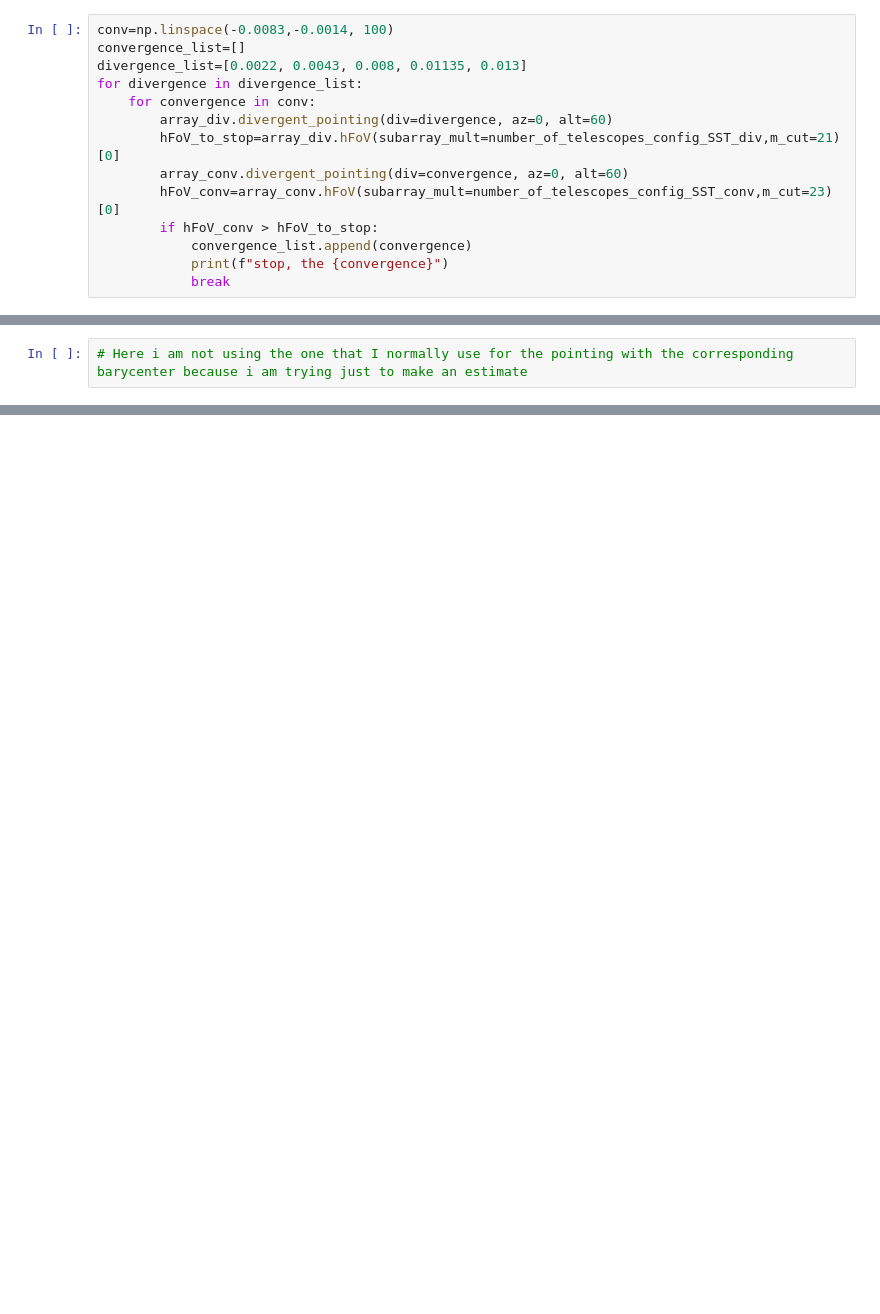
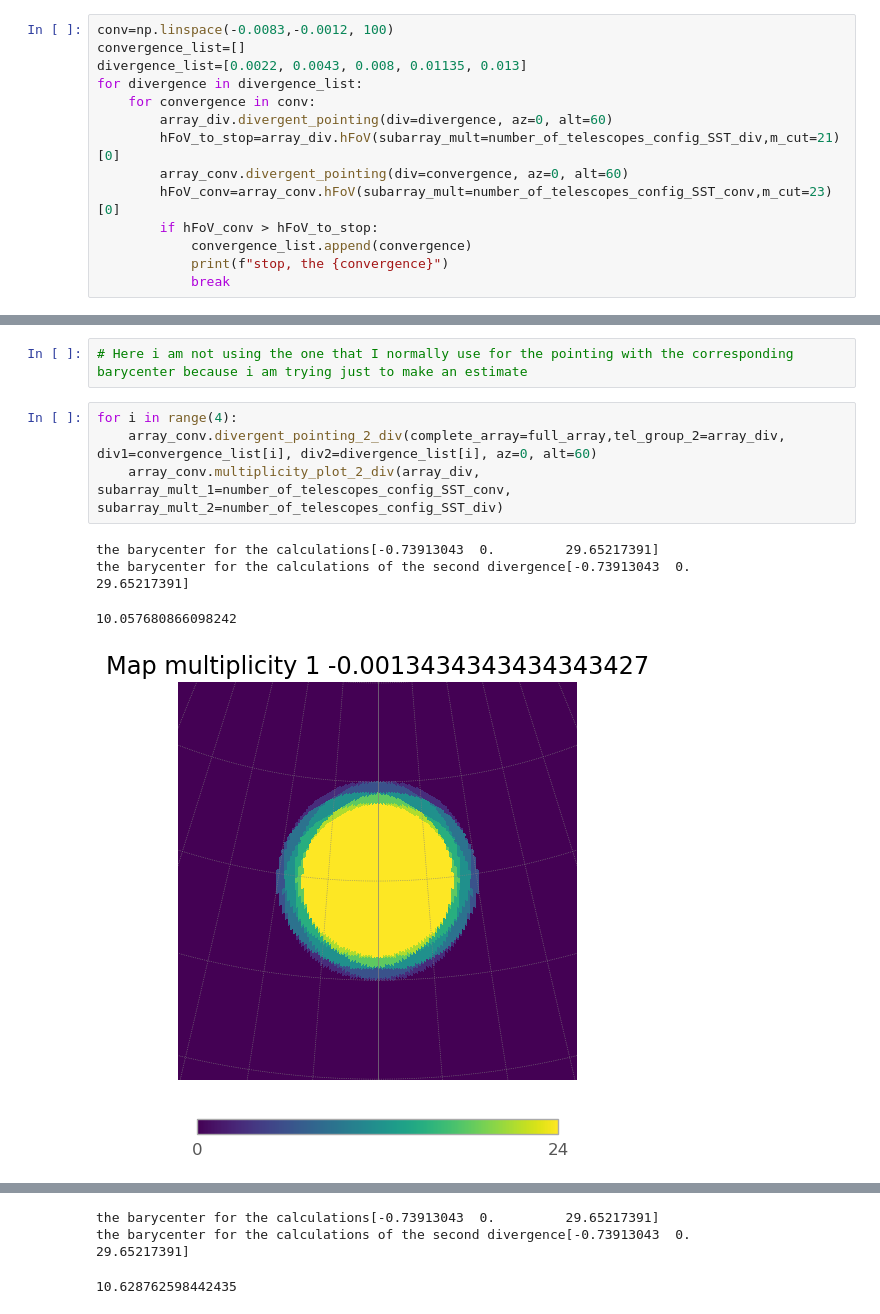
Before and after one commit to SamantaMorales/divtel, a Jupyter notebook: SST/BEST_SST_choosing_divergence_values.ipynb, the cells around one changed output, grey strips where cells are left out. Cells and saved outputs as stored; diff of their text form; blank space fills up the shorter version.

```diff
--- a/SST/BEST_SST_choosing_divergence_values.ipynb
+++ b/SST/BEST_SST_choosing_divergence_values.ipynb
@@ -575,7 +575,7 @@ convergence_to_stop
 # %% [output]
 -0.0013526315789473679
 # %%
-conv=np.linspace(-0.0083,-0.0014, 100)
+conv=np.linspace(-0.0083,-0.0012, 100)
 convergence_list=[]
 divergence_list=[0.0022, 0.0043, 0.008, 0.01135, 0.013]
 for divergence in divergence_list:
@@ -671,3 +672,12 @@ convergence_list
  -0.0083]
 # %%
 # Here i am not using the one that I normally use for the pointing with the corresponding barycenter because i am trying just to make an estimate
+# %%
+for i in range(4):
+    array_conv.divergent_pointing_2_div(complete_array=full_array,tel_group_2=array_div, div1=convergence_list[i], div2=divergence_list[i], az=0, alt=60)
+    array_conv.multiplicity_plot_2_div(array_div, subarray_mult_1=number_of_telescopes_config_SST_conv, subarray_mult_2=number_of_telescopes_config_SST_div)
+# %% [output]
+the barycenter for the calculations[-0.73913043  0.         29.65217391]
+the barycenter for the calculations of the second divergence[-0.73913043  0.         29.65217391]
+10.057680866098242
+[figure, added]
@@ -673,0 +686,3 @@ convergence_list
+the barycenter for the calculations[-0.73913043  0.         29.65217391]
+the barycenter for the calculations of the second divergence[-0.73913043  0.         29.65217391]
+10.628762598442435
```
Also changed, not shown: parts of 3 cells of this notebook, 1 other file.
